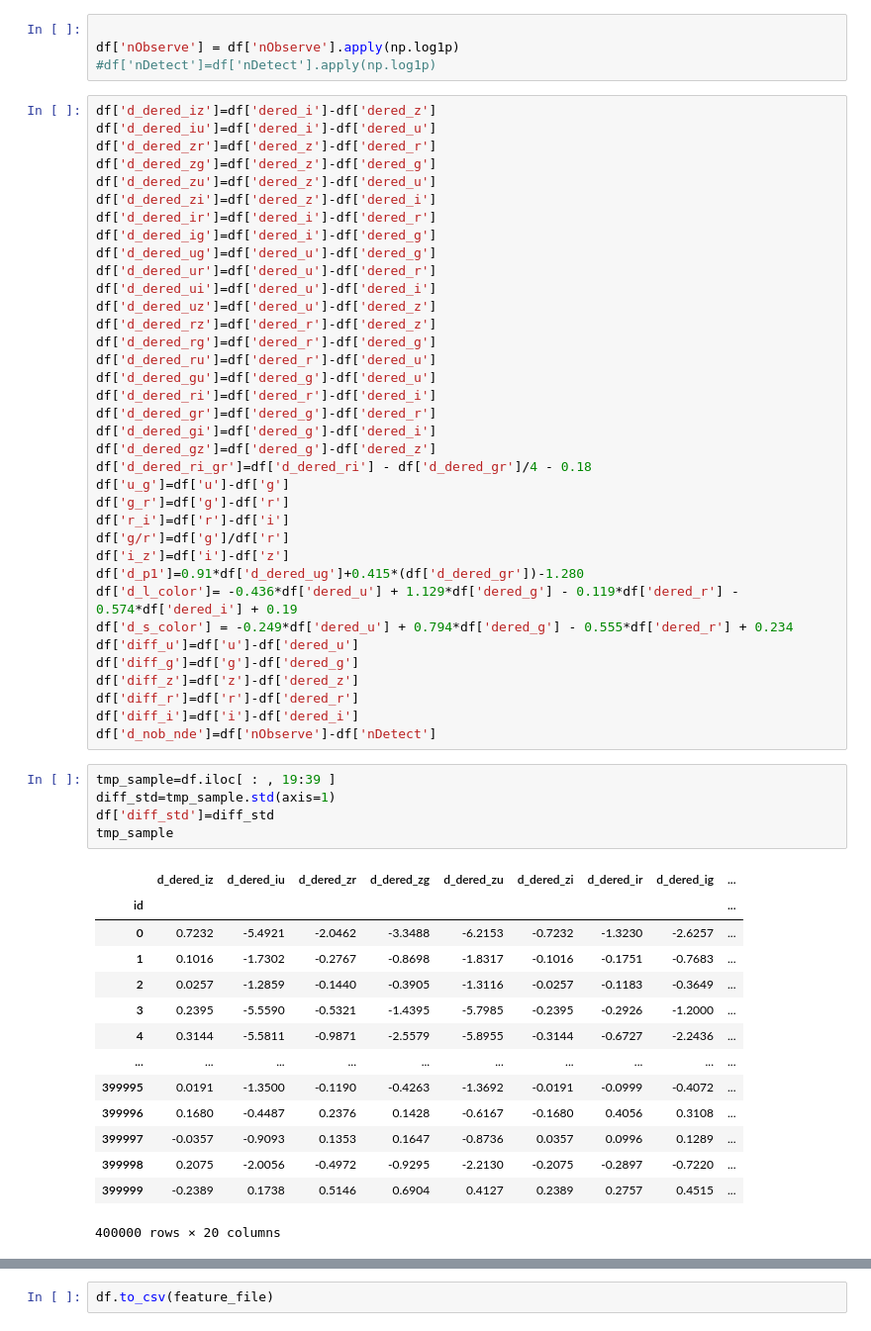
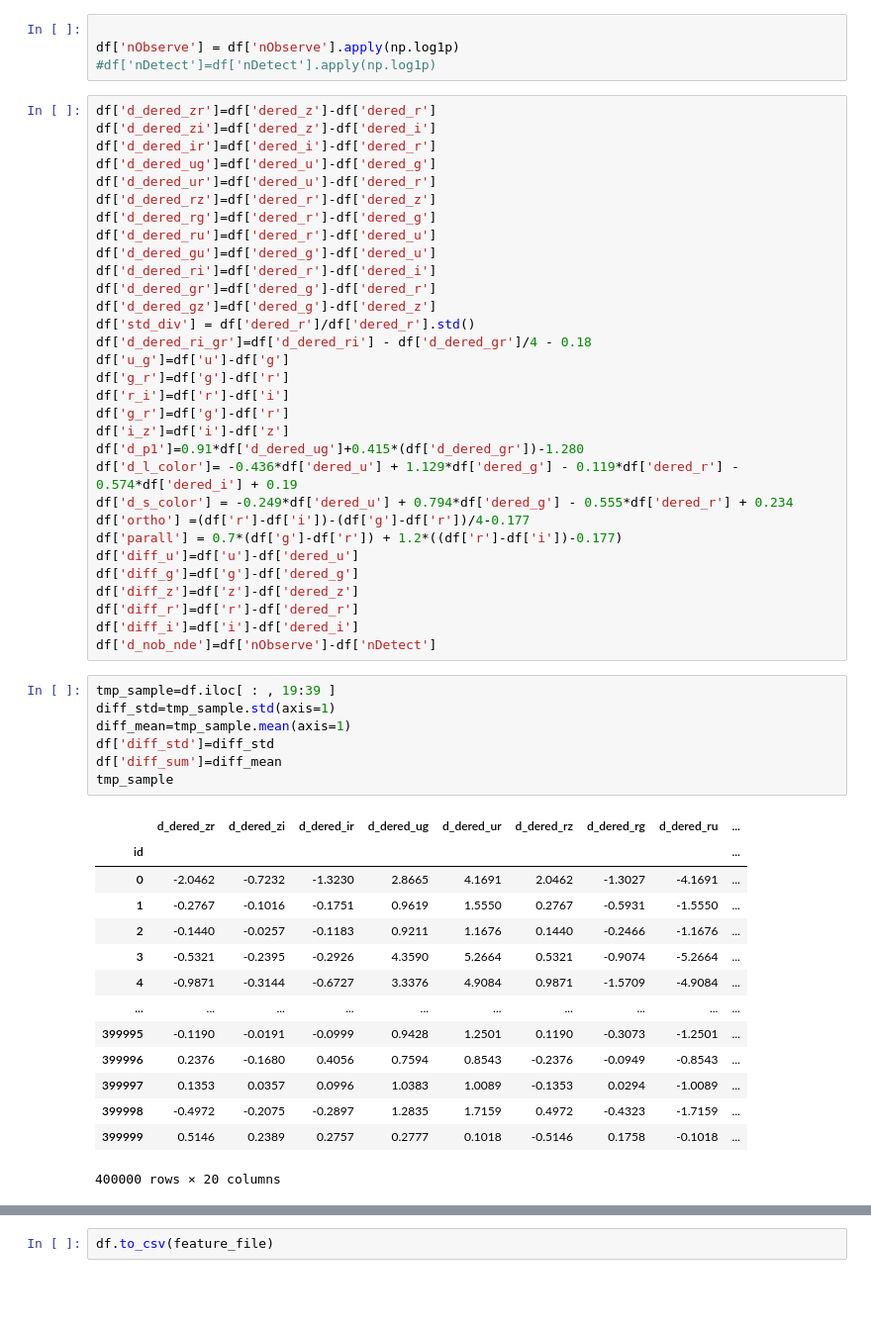
Before and after one commit to cksgnlcjswo/dku_dacon, a Jupyter notebook: EDA(pandas).ipynb, the cells around one changed output, grey strips where cells are left out. Shown at 99% size. Cells and saved outputs as stored; diff of their text form; blank space fills up the shorter version.

```diff
--- a/EDA(pandas).ipynb
+++ b/EDA(pandas).ipynb
@@ -280,35 +280,30 @@ df['nDetect'].hist(bins=30)
 df['nObserve'] = df['nObserve'].apply(np.log1p)
 #df['nDetect']=df['nDetect'].apply(np.log1p)
 # %%
-df['d_dered_iz']=df['dered_i']-df['dered_z']
-df['d_dered_iu']=df['dered_i']-df['dered_u']
 df['d_dered_zr']=df['dered_z']-df['dered_r']
-df['d_dered_zg']=df['dered_z']-df['dered_g']
-df['d_dered_zu']=df['dered_z']-df['dered_u']
 df['d_dered_zi']=df['dered_z']-df['dered_i']
 df['d_dered_ir']=df['dered_i']-df['dered_r']
-df['d_dered_ig']=df['dered_i']-df['dered_g']
 df['d_dered_ug']=df['dered_u']-df['dered_g']
 df['d_dered_ur']=df['dered_u']-df['dered_r']
-df['d_dered_ui']=df['dered_u']-df['dered_i']
-df['d_dered_uz']=df['dered_u']-df['dered_z']
 df['d_dered_rz']=df['dered_r']-df['dered_z']
 df['d_dered_rg']=df['dered_r']-df['dered_g']
 df['d_dered_ru']=df['dered_r']-df['dered_u']
 df['d_dered_gu']=df['dered_g']-df['dered_u']
 df['d_dered_ri']=df['dered_r']-df['dered_i']
 df['d_dered_gr']=df['dered_g']-df['dered_r']
-df['d_dered_gi']=df['dered_g']-df['dered_i']
 df['d_dered_gz']=df['dered_g']-df['dered_z']
+df['std_div'] = df['dered_r']/df['dered_r'].std()
 df['d_dered_ri_gr']=df['d_dered_ri'] - df['d_dered_gr']/4 - 0.18
 df['u_g']=df['u']-df['g']
 df['g_r']=df['g']-df['r']
 df['r_i']=df['r']-df['i']
-df['g/r']=df['g']/df['r']
+df['g_r']=df['g']-df['r']
 df['i_z']=df['i']-df['z']
 df['d_p1']=0.91*df['d_dered_ug']+0.415*(df['d_dered_gr'])-1.280
 df['d_l_color']= -0.436*df['dered_u'] + 1.129*df['dered_g'] - 0.119*df['dered_r'] - 0.574*df['dered_i'] + 0.19
 df['d_s_color'] = -0.249*df['dered_u'] + 0.794*df['dered_g'] - 0.555*df['dered_r'] + 0.234
+df['ortho'] =(df['r']-df['i'])-(df['g']-df['r'])/4-0.177
+df['parall'] = 0.7*(df['g']-df['r']) + 1.2*((df['r']-df['i'])-0.177)
 df['diff_u']=df['u']-df['dered_u']
 df['diff_g']=df['g']-df['dered_g']
 df['diff_z']=df['z']-df['dered_z']
@@ -318,20 +313,22 @@ df['d_nob_nde']=df['nObserve']-df['nDetect']
 # %%
 tmp_sample=df.iloc[ : , 19:39 ]
 diff_std=tmp_sample.std(axis=1)
+diff_mean=tmp_sample.mean(axis=1)
 df['diff_std']=diff_std
+df['diff_sum']=diff_mean
 tmp_sample
 # %% [output]
-|  | d_dered_iz | d_dered_iu | d_dered_zr | d_dered_zg | d_dered_zu | d_dered_zi | d_dered_ir | d_dered_ig | ... |
+|  | d_dered_zr | d_dered_zi | d_dered_ir | d_dered_ug | d_dered_ur | d_dered_rz | d_dered_rg | d_dered_ru | ... |
 | id |  |  |  |  |  |  |  |  | ... |
-| 0 | 0.7232 | -5.4921 | -2.0462 | -3.3488 | -6.2153 | -0.7232 | -1.3230 | -2.6257 | ... |
-| 1 | 0.1016 | -1.7302 | -0.2767 | -0.8698 | -1.8317 | -0.1016 | -0.1751 | -0.7683 | ... |
-| 2 | 0.0257 | -1.2859 | -0.1440 | -0.3905 | -1.3116 | -0.0257 | -0.1183 | -0.3649 | ... |
-| 3 | 0.2395 | -5.5590 | -0.5321 | -1.4395 | -5.7985 | -0.2395 | -0.2926 | -1.2000 | ... |
-| 4 | 0.3144 | -5.5811 | -0.9871 | -2.5579 | -5.8955 | -0.3144 | -0.6727 | -2.2436 | ... |
+| 0 | -2.0462 | -0.7232 | -1.3230 | 2.8665 | 4.1691 | 2.0462 | -1.3027 | -4.1691 | ... |
+| 1 | -0.2767 | -0.1016 | -0.1751 | 0.9619 | 1.5550 | 0.2767 | -0.5931 | -1.5550 | ... |
+| 2 | -0.1440 | -0.0257 | -0.1183 | 0.9211 | 1.1676 | 0.1440 | -0.2466 | -1.1676 | ... |
+| 3 | -0.5321 | -0.2395 | -0.2926 | 4.3590 | 5.2664 | 0.5321 | -0.9074 | -5.2664 | ... |
+| 4 | -0.9871 | -0.3144 | -0.6727 | 3.3376 | 4.9084 | 0.9871 | -1.5709 | -4.9084 | ... |
 | ... | ... | ... | ... | ... | ... | ... | ... | ... | ... |
-| 399995 | 0.0191 | -1.3500 | -0.1190 | -0.4263 | -1.3692 | -0.0191 | -0.0999 | -0.4072 | ... |
-| 399996 | 0.1680 | -0.4487 | 0.2376 | 0.1428 | -0.6167 | -0.1680 | 0.4056 | 0.3108 | ... |
-| 399997 | -0.0357 | -0.9093 | 0.1353 | 0.1647 | -0.8736 | 0.0357 | 0.0996 | 0.1289 | ... |
-| 399998 | 0.2075 | -2.0056 | -0.4972 | -0.9295 | -2.2130 | -0.2075 | -0.2897 | -0.7220 | ... |
-| 399999 | -0.2389 | 0.1738 | 0.5146 | 0.6904 | 0.4127 | 0.2389 | 0.2757 | 0.4515 | ... |
+| 399995 | -0.1190 | -0.0191 | -0.0999 | 0.9428 | 1.2501 | 0.1190 | -0.3073 | -1.2501 | ... |
+| 399996 | 0.2376 | -0.1680 | 0.4056 | 0.7594 | 0.8543 | -0.2376 | -0.0949 | -0.8543 | ... |
+| 399997 | 0.1353 | 0.0357 | 0.0996 | 1.0383 | 1.0089 | -0.1353 | 0.0294 | -1.0089 | ... |
+| 399998 | -0.4972 | -0.2075 | -0.2897 | 1.2835 | 1.7159 | 0.4972 | -0.4323 | -1.7159 | ... |
+| 399999 | 0.5146 | 0.2389 | 0.2757 | 0.2777 | 0.1018 | -0.5146 | 0.1758 | -0.1018 | ... |
 400000 rows × 20 columns
```
Also changed, not shown: parts of 5 cells of this notebook.
